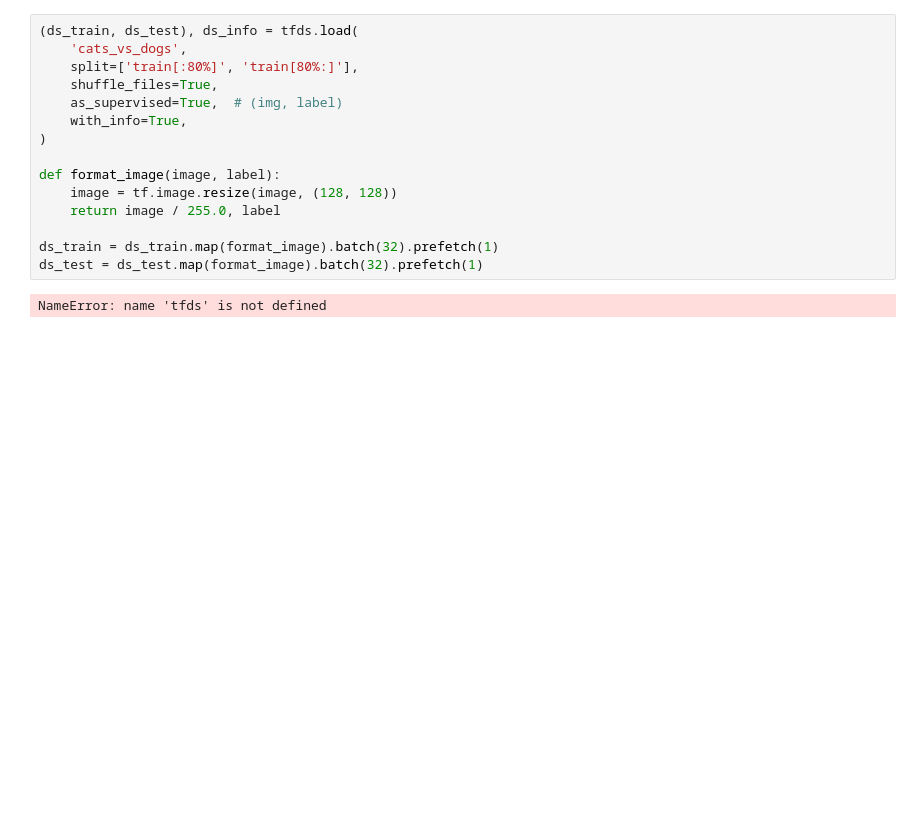
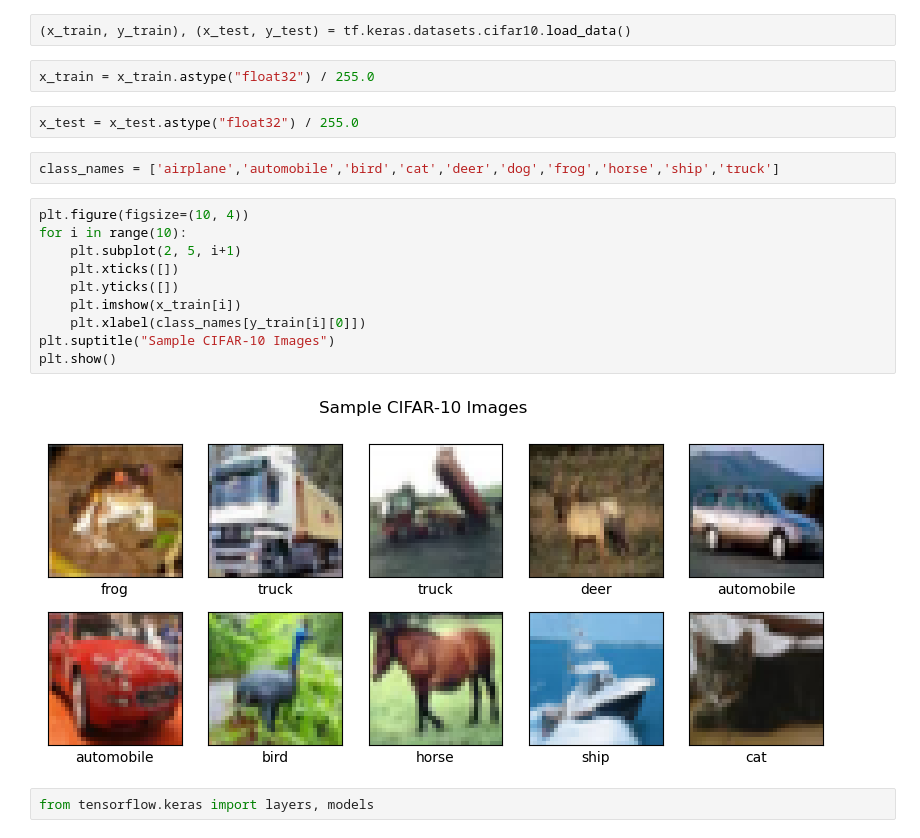
Before and after one commit to johnvics/aws_sagemaker_learning, a Jupyter notebook: learning/sagemaker/testsample.ipynb, the cells around one changed output. Saved outputs shown, nothing was run; the diff lists cells and outputs as text; blank space fills up the shorter version.

Commit message:
create and test the model

```diff
--- a/learning/sagemaker/testsample.ipynb
+++ b/learning/sagemaker/testsample.ipynb
@@ -29,17 +4,22 @@ AttributeError: module 'tensorflow_datasets' has no attribute 'builder'
-# %%
-(ds_train, ds_test), ds_info = tfds.load(
-    'cats_vs_dogs',
-    split=['train[:80%]', 'train[80%:]'],
-    shuffle_files=True,
-    as_supervised=True,  # (img, label)
-    with_info=True,
-)
-
-def format_image(image, label):
-    image = tf.image.resize(image, (128, 128))
-    return image / 255.0, label
-
-ds_train = ds_train.map(format_image).batch(32).prefetch(1)
-ds_test = ds_test.map(format_image).batch(32).prefetch(1)
-# %% [output]
-NameError: name 'tfds' is not defined
+# %%
+(x_train, y_train), (x_test, y_test) = tf.keras.datasets.cifar10.load_data()
+# %%
+x_train = x_train.astype("float32") / 255.0
+# %%
+x_test = x_test.astype("float32") / 255.0
+# %%
+class_names = ['airplane','automobile','bird','cat','deer','dog','frog','horse','ship','truck']
+# %%
+plt.figure(figsize=(10, 4))
+for i in range(10):
+    plt.subplot(2, 5, i+1)
+    plt.xticks([])
+    plt.yticks([])
+    plt.imshow(x_train[i])
+    plt.xlabel(class_names[y_train[i][0]])
+plt.suptitle("Sample CIFAR-10 Images")
+plt.show()
+# %% [output]
+[figure, added]
+# %%
+from tensorflow.keras import layers, models
```
Also changed, not shown: parts of 8 cells of this notebook.
